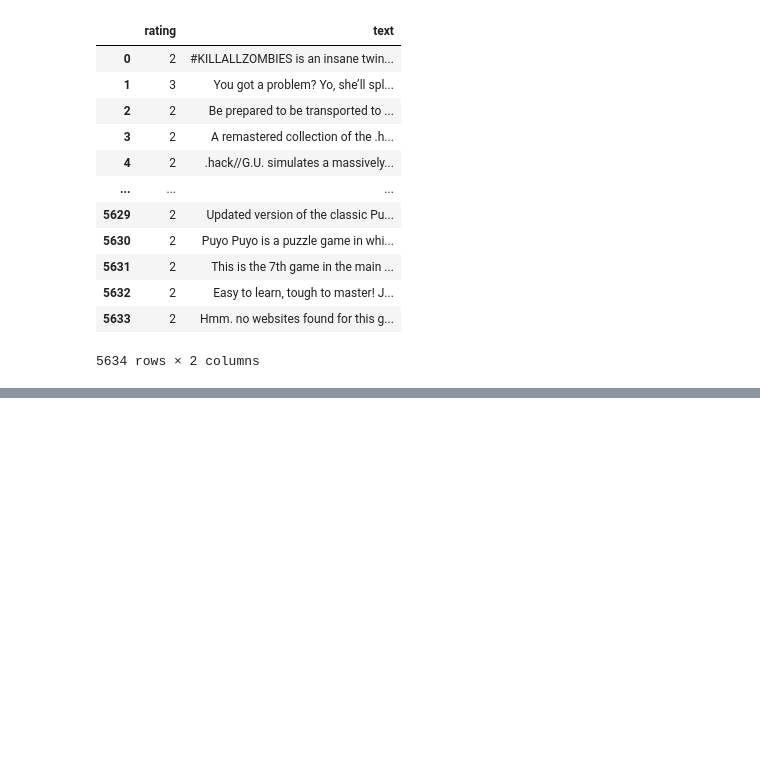
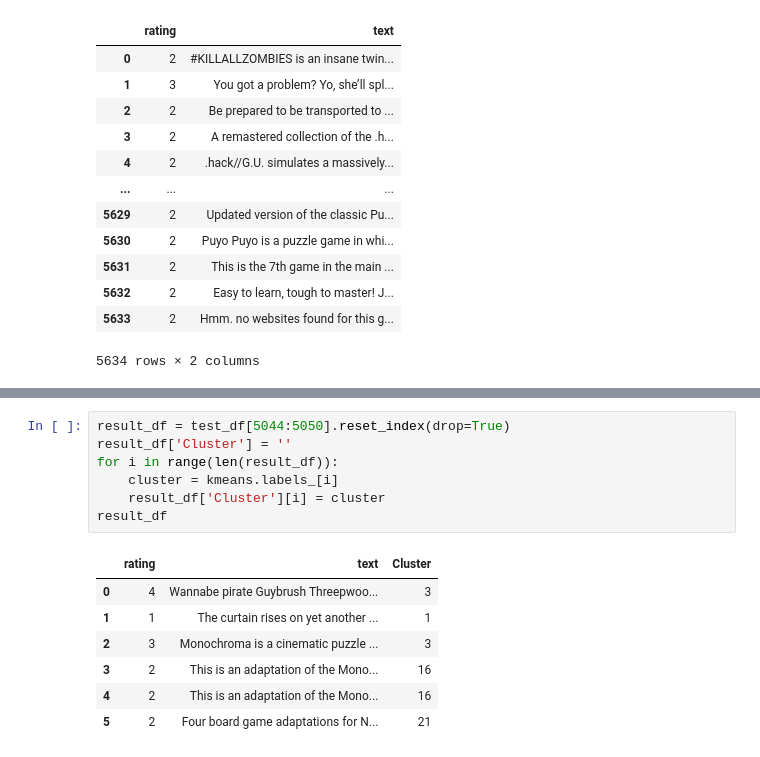
Before and after one commit to wclewett/Video-Game-Success-Predictor, a Jupyter notebook: python/ML exploration.ipynb, the cells around one changed output, grey strips where cells are left out. Saved outputs shown, nothing was run; the diff lists cells and outputs as text; blank space fills up the shorter version.

```diff
--- a/python/ML exploration.ipynb
+++ b/python/ML exploration.ipynb
@@ -183,0 +279,15 @@ test_df
+# %%
+result_df = test_df[5044:5050].reset_index(drop=True)
+result_df['Cluster'] = ''
+for i in range(len(result_df)):
+    cluster = kmeans.labels_[i]
+    result_df['Cluster'][i] = cluster
+result_df
+# %% [output]
+|  | rating | text | Cluster |
+| 0 | 4 | Wannabe pirate Guybrush Threepwoo... | 3 |
+| 1 | 1 | The curtain rises on yet another ... | 1 |
+| 2 | 3 | Monochroma is a cinematic puzzle ... | 3 |
+| 3 | 2 | This is an adaptation of the Mono... | 16 |
+| 4 | 2 | This is an adaptation of the Mono... | 16 |
+| 5 | 2 | Four board game adaptations for N... | 21 |
```
Also changed, not shown: parts of 11 cells of this notebook, 8 other files.
